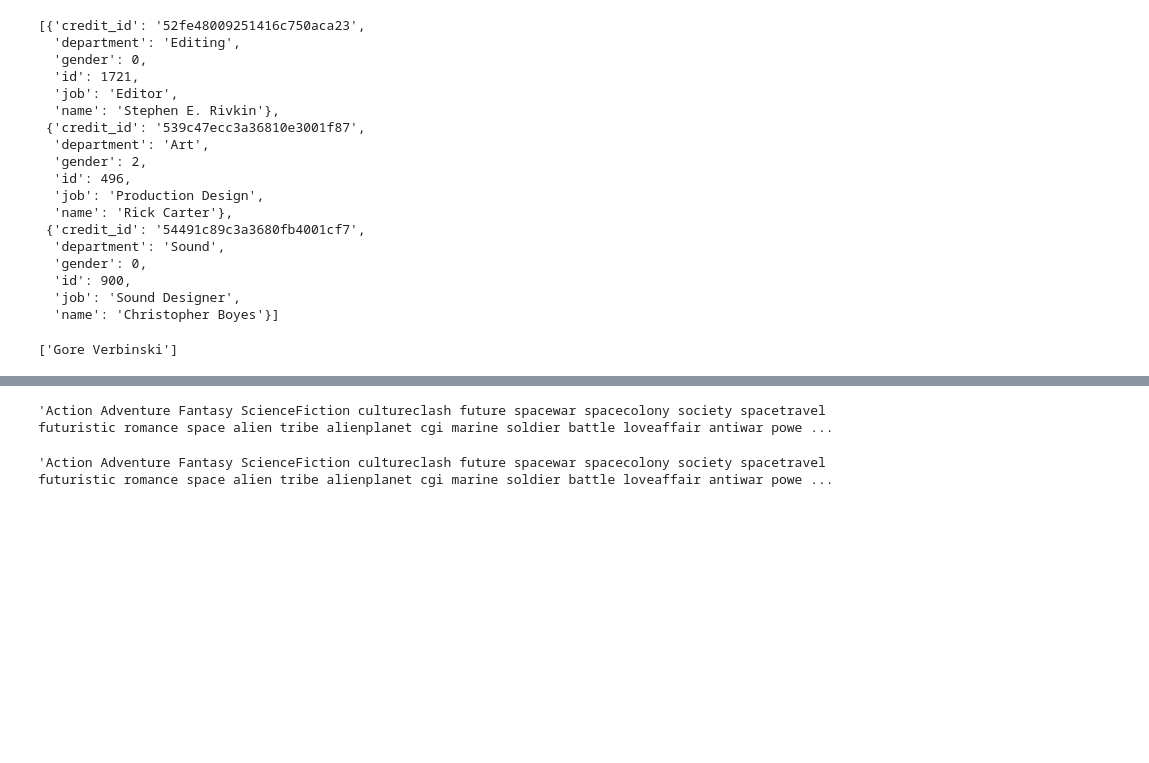
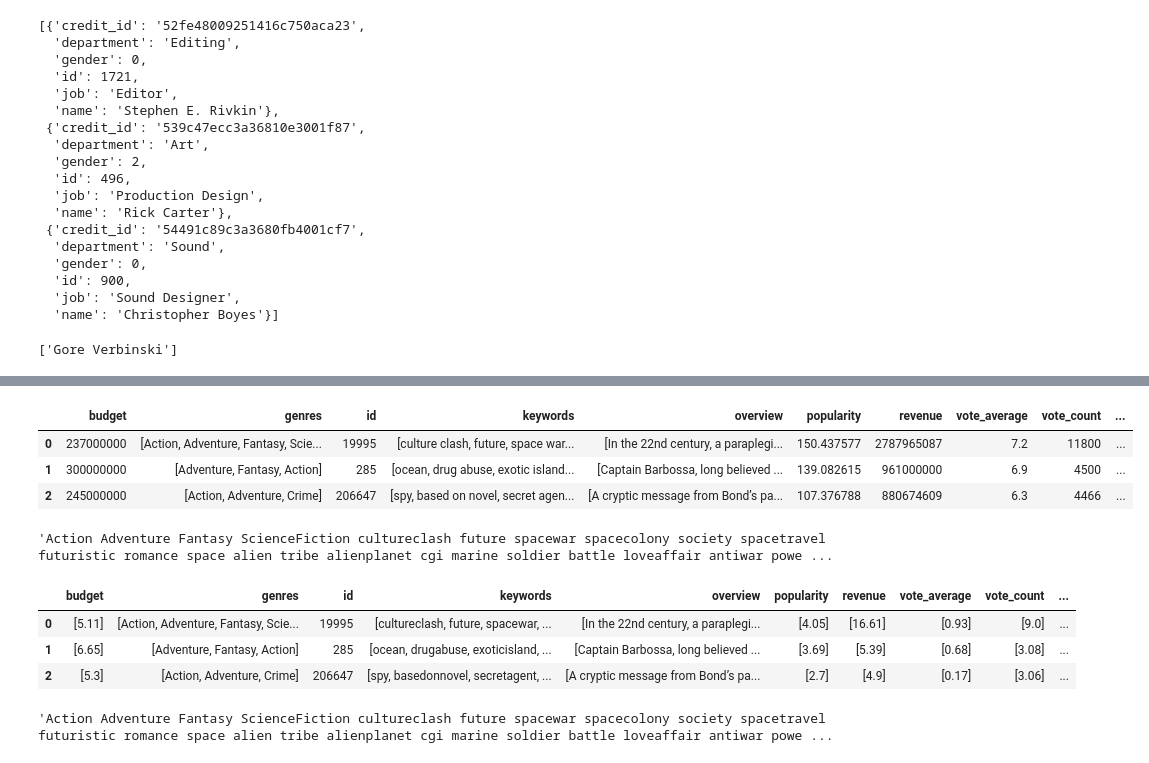
Before and after one commit to saraswatnitin/IMT_RecommendationSystem, a Jupyter notebook: training.ipynb, the cells around one changed output, grey strips where cells are left out. Saved outputs shown, nothing was run; the diff lists cells and outputs as text; code cells hidden in the pictures; blank space fills up the shorter version.

```diff
--- a/training.ipynb
+++ b/training.ipynb
@@ -107,3 +152,9 @@ df1['overview']=df1['overview'].apply(lambda x: x.split(','))
 # %%
 df2=df1.drop(['production_companies','production_countries','original_language','original_title','spoken_languages'],axis=1)
+df2.head(3)
+# %% [output]
+|  | budget | genres | id | keywords | overview | popularity | revenue | vote_average | vote_count | ... |
+| 0 | 237000000 | [Action, Adventure, Fantasy, Scie... | 19995 | [culture clash, future, space war... | [In the 22nd century, a paraplegi... | 150.437577 | 2787965087 | 7.2 | 11800 | ... |
+| 1 | 300000000 | [Adventure, Fantasy, Action] | 285 | [ocean, drug abuse, exotic island... | [Captain Barbossa, long believed ... | 139.082615 | 961000000 | 6.9 | 4500 | ... |
+| 2 | 245000000 | [Action, Adventure, Crime] | 206647 | [spy, based on novel, secret agen... | [A cryptic message from Bond’s pa... | 107.376788 | 880674609 | 6.3 | 4466 | ... |
 # %%
@@ -137,6 +190,13 @@ df3['tags']=df3['tags'].apply(lambda x: " ".join(map(str, x)))
 df3['tags'][0]
 # %% [output]
 'Action Adventure Fantasy ScienceFiction cultureclash future spacewar spacecolony society spacetravel futuristic romance space alien tribe alienplanet cgi marine soldier battle loveaffair antiwar powe ...
+# %%
+df2.head(3)
+# %% [output]
+|  | budget | genres | id | keywords | overview | popularity | revenue | vote_average | vote_count | ... |
+| 0 | [5.11] | [Action, Adventure, Fantasy, Scie... | 19995 | [cultureclash, future, spacewar, ... | [In the 22nd century, a paraplegi... | [4.05] | [16.61] | [0.93] | [9.0] | ... |
+| 1 | [6.65] | [Adventure, Fantasy, Action] | 285 | [ocean, drugabuse, exoticisland, ... | [Captain Barbossa, long believed ... | [3.69] | [5.39] | [0.68] | [3.08] | ... |
+| 2 | [5.3] | [Action, Adventure, Crime] | 206647 | [spy, basedonnovel, secretagent, ... | [A cryptic message from Bond’s pa... | [2.7] | [4.9] | [0.17] | [3.06] | ... |
 # %%
 df4=df3.drop(['budget','popularity','revenue','vote_average','vote_count','genres','keywords','overview','movie_id','cast','Producer','Director'],axis=1)
 # %%
```
Also changed, not shown: parts of 24 cells of this notebook.
